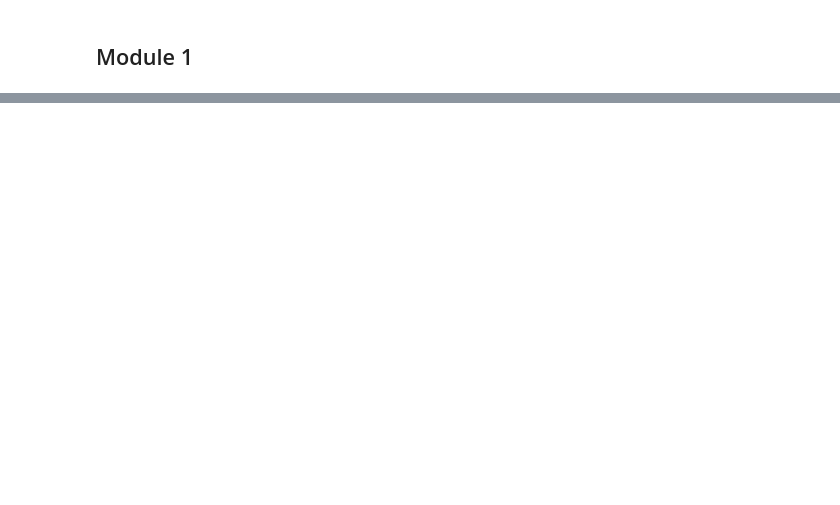
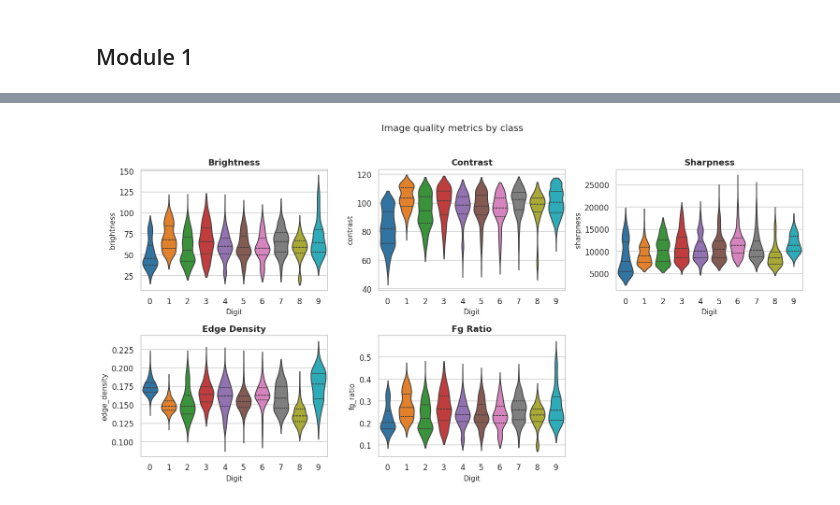
Before and after one commit to ttrtahir/IIVP-project, a Jupyter notebook: eda.ipynb, the cells around one changed output, grey strips where cells are left out. Drawn from its saved outputs; the diff is of its cells as text; code cells hidden in the pictures; blank space fills up the shorter version.

```diff
--- a/eda.ipynb
+++ b/eda.ipynb
@@ -33,0 +133,16 @@ plt.show()
+# %%
+def image_quality(img):
+    bright = float(img.mean())
+    contrast = float(img.std())
+    sharp = float(cv2.Laplacian(img, cv2.CV_64F).var())
+    edges = cv2.Canny(img, 80, 160)
+    edge_density = float((edges > 0).mean())
+    _, bw = cv2.threshold(img, 0, 255, cv2.THRESH_BINARY + cv2.THRESH_OTSU)
+    fg_ratio = float((bw > 0).mean())
+    return bright, contrast, sharp, edge_density, fg_ratio
+
+cols = ["brightness", "contrast", "sharpness", "edge_density", "fg_ratio"]
+qm = np.array([image_quality(im) for im in X_tr])
+qual_df = pd.DataFrame(qm, columns=cols)
+qual_df["class"] = y_tr
+qual_df.describe().round(3)
@@ -33,0 +159,12 @@ plt.show()
+# %%
+fig, axes = plt.subplots(2, 3, figsize=(14, 7))
+for ax, c in zip(axes.flat, cols):
+    sns.violinplot(data=qual_df, x="class", y=c, palette=CLASS_PALETTE,
+                   ax=ax, inner="quartile", cut=0)
+    ax.set_title(c.replace("_", " ").title())
+    ax.set_xlabel("Digit")
+axes[1, 2].axis("off")
+plt.suptitle("Image quality metrics by class", y=1.02, fontsize=13)
+plt.tight_layout(); plt.show()
+# %% [output]
+[figure, added]
```
Also changed, not shown: parts of 22 cells of this notebook.
